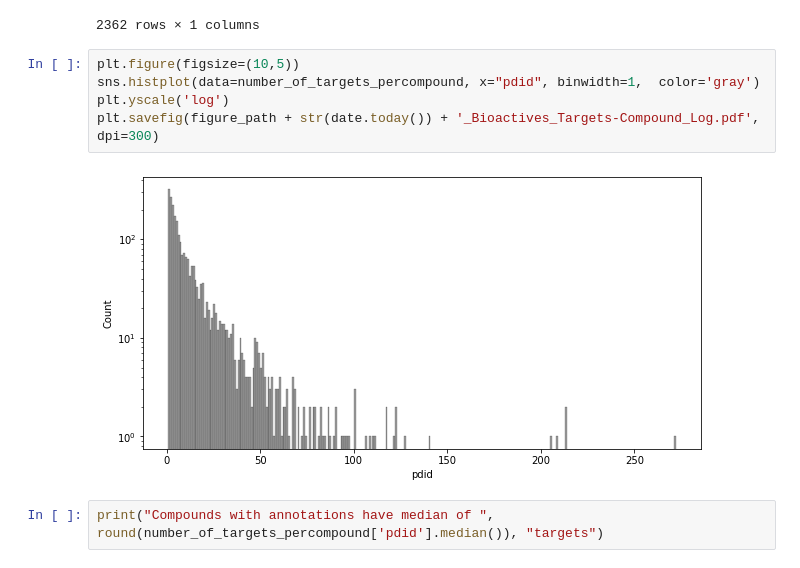
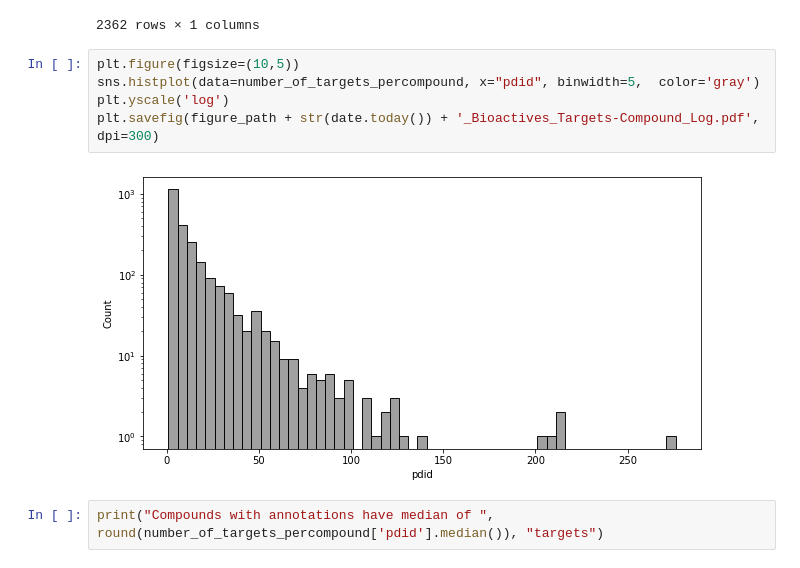
Before and after one commit to schmiedc/EU-OS_bioactives, a Jupyter notebook: Characterize_Bioactive.ipynb, the cells around one changed output. Saved outputs shown, nothing was run; the diff lists cells and outputs as text.

Commit message:
Fixed binwidth for LOG scale bioactives plot

```diff
--- a/Characterize_Bioactive.ipynb
+++ b/Characterize_Bioactive.ipynb
@@ -93,11 +93,11 @@ number_of_targets_percompound
 2362 rows × 1 columns
 # %%
 plt.figure(figsize=(10,5))
-sns.histplot(data=number_of_targets_percompound, x="pdid", binwidth=1,  color='gray')
+sns.histplot(data=number_of_targets_percompound, x="pdid", binwidth=5,  color='gray')
 plt.yscale('log')
 plt.savefig(figure_path + str(date.today()) + '_Bioactives_Targets-Compound_Log.pdf',  dpi=300)
 # %% [output]
-[figure, old version]
+[figure, new version]
 # %%
 print("Compounds with annotations have median of ", round(number_of_targets_percompound['pdid'].median()), "targets")
 # %% [output]
```
